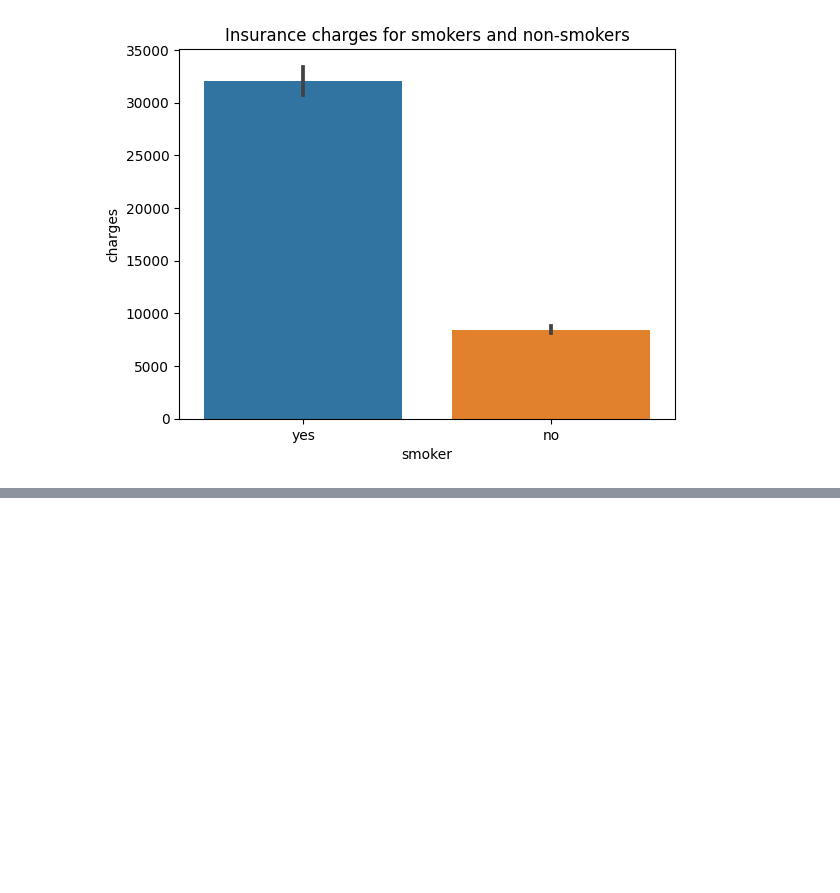
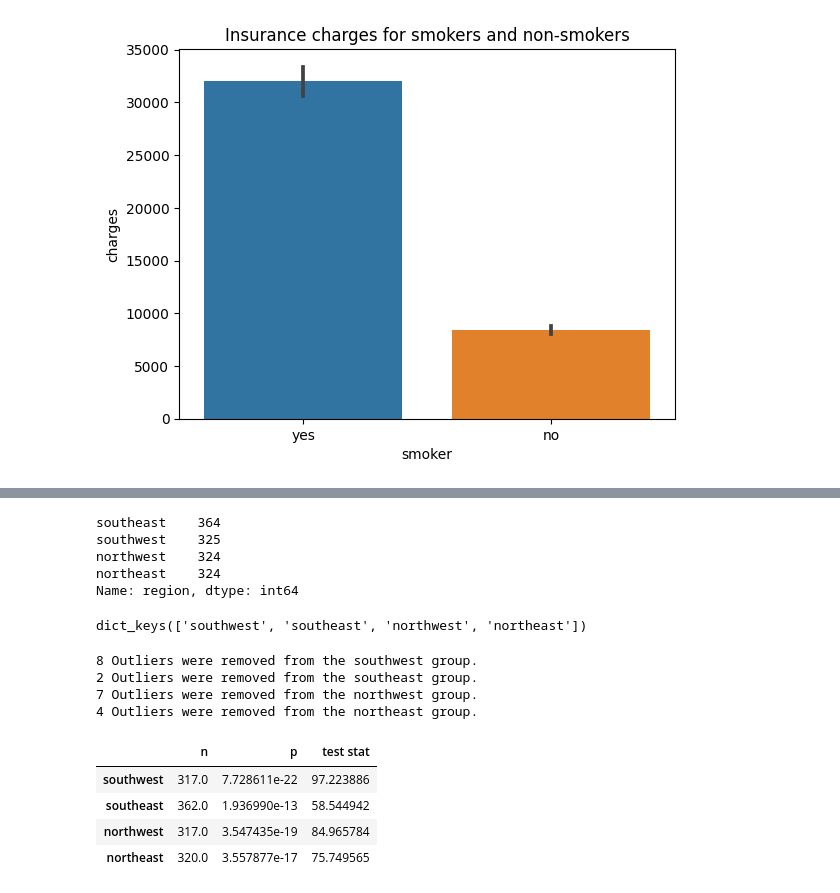
Before and after one commit to AbigailBojorquez/Hypothesis_Testing_with_Insurance_Data, a Jupyter notebook: Hypothesis Testing with Insurance Data.ipynb, the cells around one changed output, grey strips where cells are left out. Saved outputs shown, nothing was run; the diff lists cells and outputs as text; code cells hidden in the pictures; blank space fills up the shorter version.

```diff
--- a/Hypothesis Testing with Insurance Data.ipynb
+++ b/Hypothesis Testing with Insurance Data.ipynb
@@ -129,0 +157,4 @@ Text(0.5, 1.0, 'Insurance charges for smokers and non-smokers')
+# %%
+# Run the Test and Save the Output
+result = stats.chi2_contingency(table)
+chi2, p, deg_free, expected_vals = result
@@ -131,0 +198,31 @@ Text(0.5, 1.0, 'Insurance charges for smokers and non-smokers')
+# %%
+df['region'].value_counts()
+# %% [output]
+southeast    364
+southwest    325
+northwest    324
+northeast    324
+Name: region, dtype: int64
+# %%
+## Create groups dictionary.
+groups = {}
+## Loop through all unique categories
+for i in df['region'].unique():
+    ## Get series for group and rename
+    data = df.loc[df['region']==i,'charges'].copy()
+
+    # save into the dictionary
+    groups[i] = data
+groups.keys()
+# %% [output]
+dict_keys(['southwest', 'southeast', 'northwest', 'northeast'])
+# %%
+for region, data in groups.items():
+    outliers = np.abs(stats.zscore(data)) > 3
+    print(f"{outliers.sum()} Outliers were removed from the {region} group.")
+    groups[region] = data.loc[~outliers]
+# %% [output]
+8 Outliers were removed from the southwest group.
+2 Outliers were removed from the southeast group.
+7 Outliers were removed from the northwest group.
+4 Outliers were removed from the northeast group.
@@ -131,0 +238,10 @@ Text(0.5, 1.0, 'Insurance charges for smokers and non-smokers')
+# %%
+## convert to a dataframe
+norm_results_df = pd.DataFrame(norm_results).T
+norm_results_df
+# %% [output]
+|  | n | p | test stat |
+| southwest | 317.0 | 7.728611e-22 | 97.223886 |
+| southeast | 362.0 | 1.936990e-13 | 58.544942 |
+| northwest | 317.0 | 3.547435e-19 | 84.965784 |
+| northeast | 320.0 | 3.557877e-17 | 75.749565 |
```
Also changed, not shown: parts of 11 cells of this notebook.
